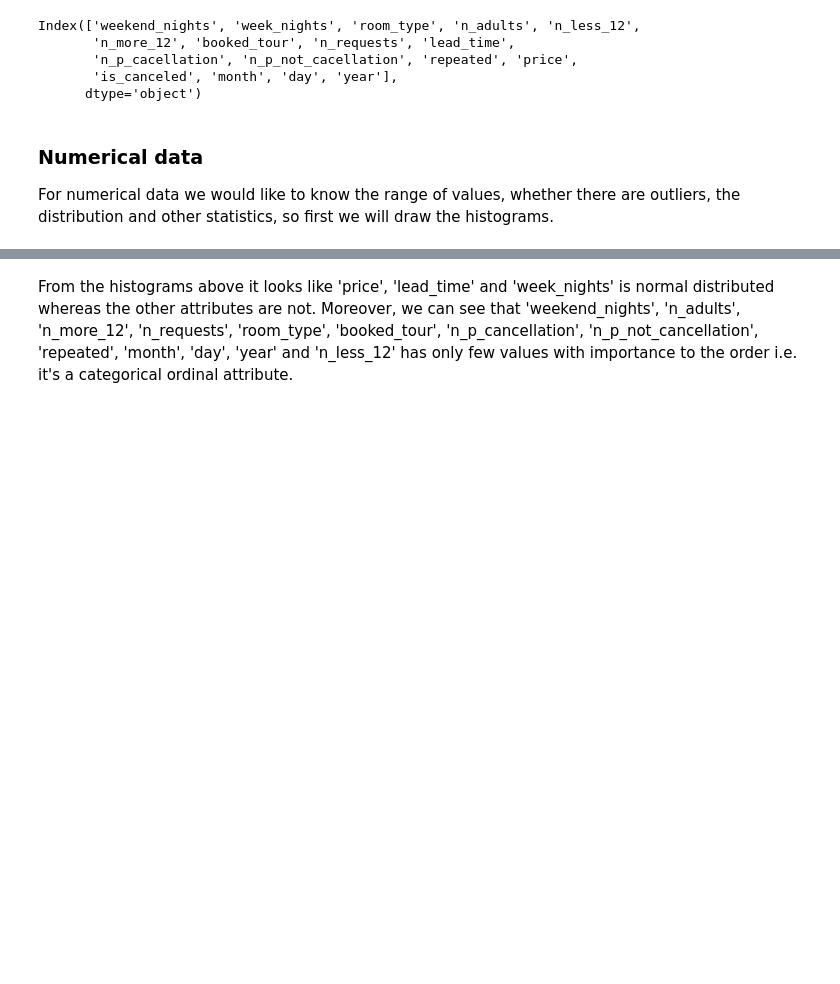
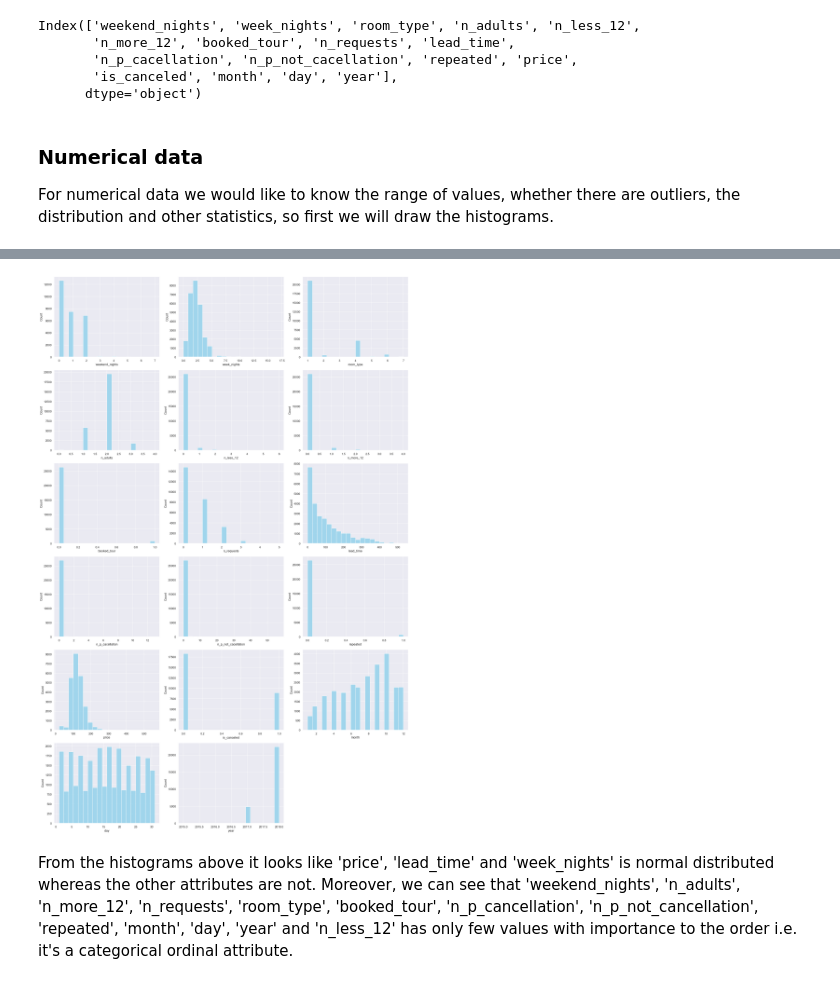
Before and after one commit to Noam-Diamant/Data-Mining, a Jupyter notebook: project.ipynb, the cells around one changed output, grey strips where cells are left out. Cells and saved outputs as stored; diff of their text form; code cells hidden in the pictures; blank space fills up the shorter version.

```diff
--- a/project.ipynb
+++ b/project.ipynb
@@ -202,6 +203,3 @@ nominal_data = df.drop(numeric_col, axis=1)
 # %% [markdown]
 ### Numerical data
 For numerical data we would like to know the range of values, whether there are outliers, the distribution and other statistics, so first we will draw the histograms.
-# %%
-for col in numeric_col:
-    sns.displot(numeric_data[col], bins=20, color='skyblue')
@@ -222,3 +206,30 @@ for col in numeric_col:
+# %%
+# Assuming numeric_col is a list of column names and numeric_data is your DataFrame
+
+# Number of plots
+num_plots = len(numeric_col)
+
+# Calculate number of rows needed (ceil division)
+num_rows = (num_plots + 2) // 3  # +2 to account for the final row with less than 3 plots
+
+# Create a large figure
+fig, axes = plt.subplots(num_rows, 3, figsize=(20, 5*num_rows))
+
+# Flatten the axes array for easy iteration
+axes = axes.flatten()
+
+for i, col in enumerate(numeric_col):
+    sns.histplot(numeric_data[col], bins=20, color='skyblue', ax=axes[i])
+
+# Remove any unused subplots in the last row
+for j in range(i+1, len(axes)):
+    fig.delaxes(axes[j])
+
+# Adjust layout for better spacing
+plt.tight_layout()
+plt.show()
+# %% [output]
+[figure, added]
 # %% [markdown]
 From the histograms above it looks like 'price', 'lead_time' and 'week_nights' is normal distributed whereas the other attributes are not. Moreover, we can see that 'weekend_nights', 'n_adults', 'n_more_12', 'n_requests', 'room_type', 'booked_tour', 'n_p_cancellation', 'n_p_not_cancellation', 'repeated', 'month', 'day', 'year' and 'n_less_12' has only few values with importance to the order i.e. it's a categorical ordinal attribute.
 # %% [markdown]
```
Also changed, not shown: parts of 45 cells of this notebook.
